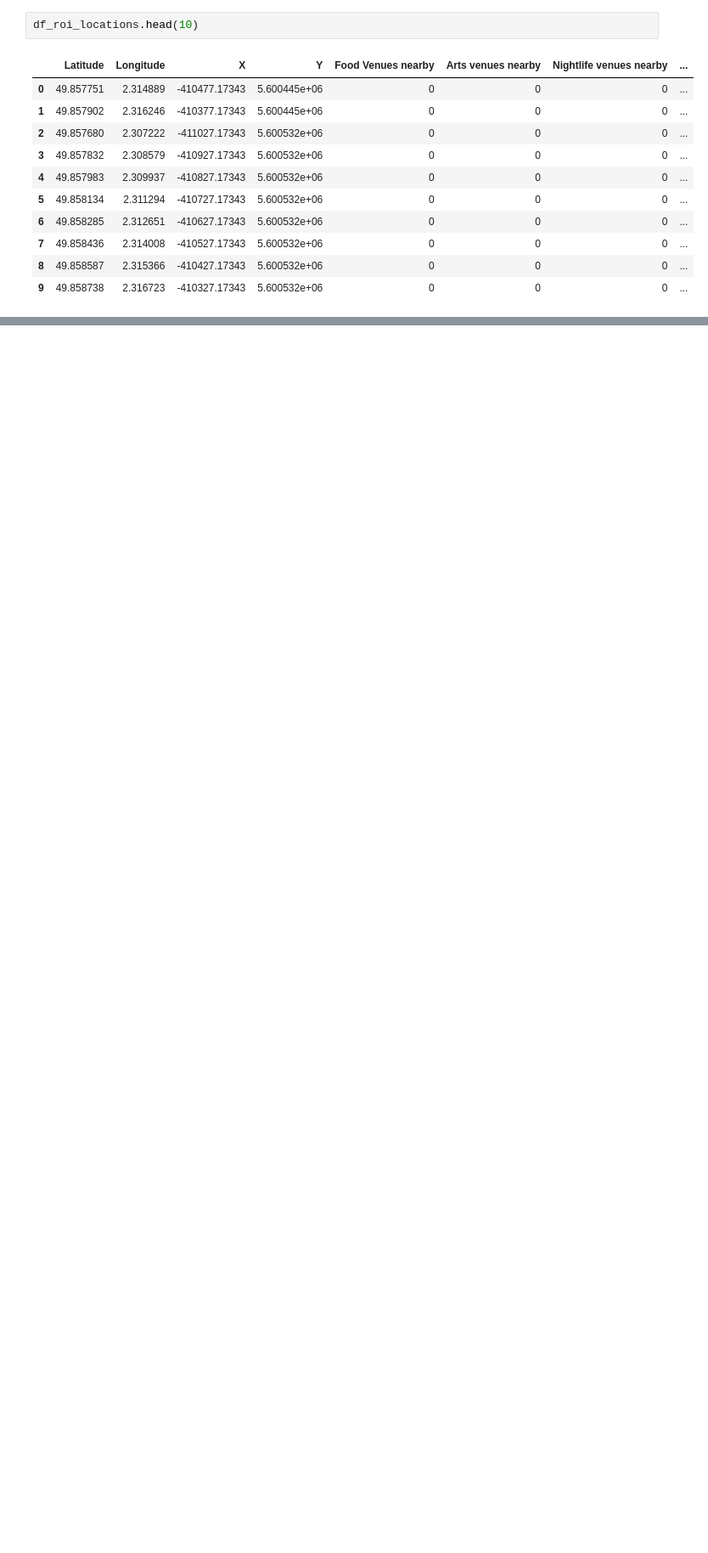
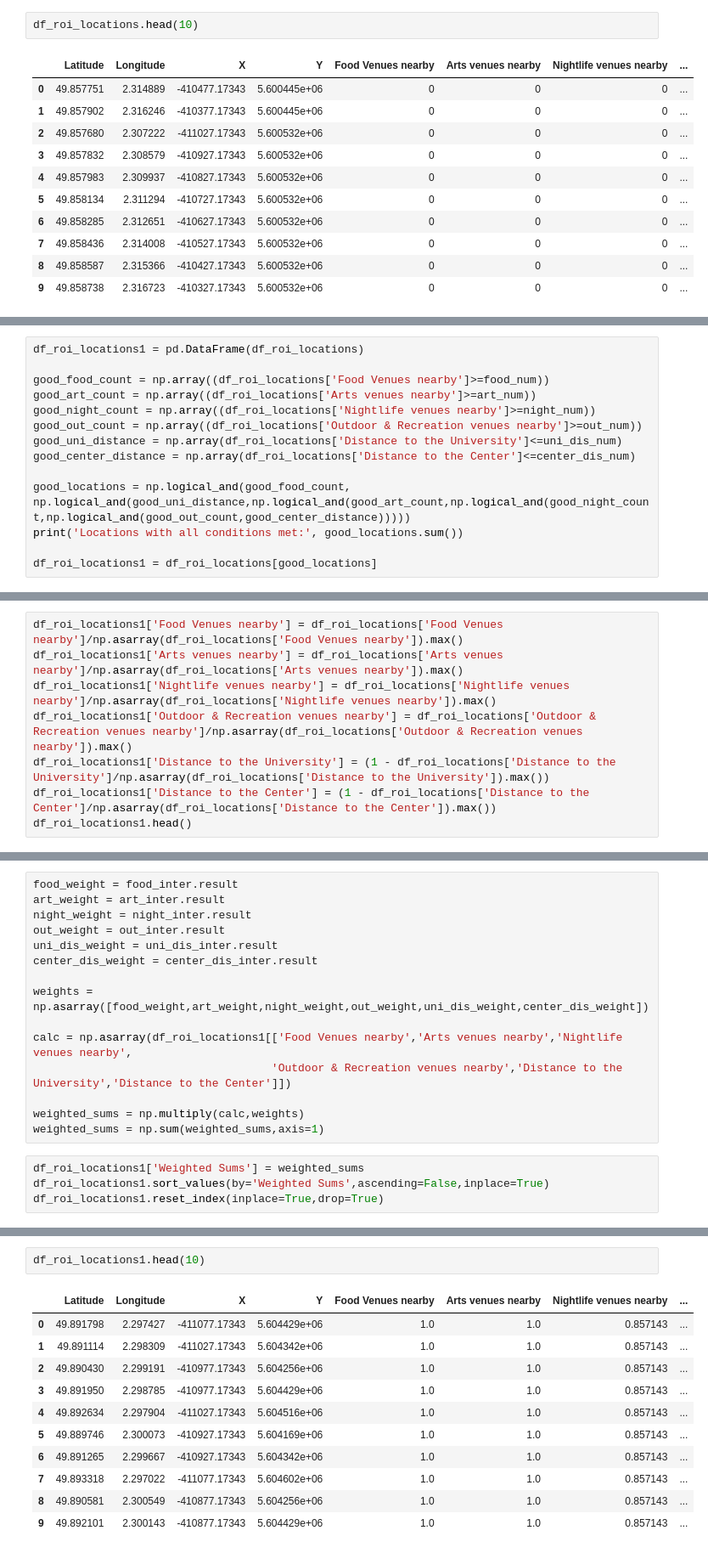
Before and after one commit to KostasAvgitidis/CourseraCapstone, a Jupyter notebook: The Battle of Neighborhoods - European Youth Capital Winner - Amiens.ipynb, the cells around one changed output, grey strips where cells are left out. Shown at 85% size. Saved outputs shown, nothing was run; the diff lists cells and outputs as text; blank space fills up the shorter version.

```diff
--- a/The Battle of Neighborhoods - European Youth Capital Winner - Amiens.ipynb
+++ b/The Battle of Neighborhoods - European Youth Capital Winner - Amiens.ipynb
@@ -754,0 +905,14 @@ map_amiens
+# %%
+df_roi_locations1 = pd.DataFrame(df_roi_locations)
+
+good_food_count = np.array((df_roi_locations['Food Venues nearby']>=food_num))
+good_art_count = np.array((df_roi_locations['Arts venues nearby']>=art_num))
+good_night_count = np.array((df_roi_locations['Nightlife venues nearby']>=night_num))
+good_out_count = np.array((df_roi_locations['Outdoor & Recreation venues nearby']>=out_num))
+good_uni_distance = np.array(df_roi_locations['Distance to the University']<=uni_dis_num)
+good_center_distance = np.array(df_roi_locations['Distance to the Center']<=center_dis_num)
+
+good_locations = np.logical_and(good_food_count, np.logical_and(good_uni_distance,np.logical_and(good_art_count,np.logical_and(good_night_count,np.logical_and(good_out_count,good_center_distance)))))
+print('Locations with all conditions met:', good_locations.sum())
+
+df_roi_locations1 = df_roi_locations[good_locations]
@@ -754,0 +921,8 @@ map_amiens
+# %%
+df_roi_locations1['Food Venues nearby'] = df_roi_locations['Food Venues nearby']/np.asarray(df_roi_locations['Food Venues nearby']).max()
+df_roi_locations1['Arts venues nearby'] = df_roi_locations['Arts venues nearby']/np.asarray(df_roi_locations['Arts venues nearby']).max()
+df_roi_locations1['Nightlife venues nearby'] = df_roi_locations['Nightlife venues nearby']/np.asarray(df_roi_locations['Nightlife venues nearby']).max()
+df_roi_locations1['Outdoor & Recreation venues nearby'] = df_roi_locations['Outdoor & Recreation venues nearby']/np.asarray(df_roi_locations['Outdoor & Recreation venues nearby']).max()
+df_roi_locations1['Distance to the University'] = (1 - df_roi_locations['Distance to the University']/np.asarray(df_roi_locations['Distance to the University']).max())
+df_roi_locations1['Distance to the Center'] = (1 - df_roi_locations['Distance to the Center']/np.asarray(df_roi_locations['Distance to the Center']).max())
+df_roi_locations1.head()
@@ -754,0 +1045,19 @@ map_amiens
+# %%
+food_weight = food_inter.result
+art_weight = art_inter.result
+night_weight = night_inter.result
+out_weight = out_inter.result
+uni_dis_weight = uni_dis_inter.result
+center_dis_weight = center_dis_inter.result
+
+weights = np.asarray([food_weight,art_weight,night_weight,out_weight,uni_dis_weight,center_dis_weight])
+
+calc = np.asarray(df_roi_locations1[['Food Venues nearby','Arts venues nearby','Nightlife venues nearby',
+                                    'Outdoor & Recreation venues nearby','Distance to the University','Distance to the Center']])
+
+weighted_sums = np.multiply(calc,weights)
+weighted_sums = np.sum(weighted_sums,axis=1)
+# %%
+df_roi_locations1['Weighted Sums'] = weighted_sums
+df_roi_locations1.sort_values(by='Weighted Sums',ascending=False,inplace=True)
+df_roi_locations1.reset_index(inplace=True,drop=True)
@@ -754,0 +1073,14 @@ map_amiens
+# %%
+df_roi_locations1.head(10)
+# %% [output]
+|  | Latitude | Longitude | X | Y | Food Venues nearby | Arts venues nearby | Nightlife venues nearby | ... |
+| 0 | 49.891798 | 2.297427 | -411077.17343 | 5.604429e+06 | 1.0 | 1.0 | 0.857143 | ... |
+| 1 | 49.891114 | 2.298309 | -411027.17343 | 5.604342e+06 | 1.0 | 1.0 | 0.857143 | ... |
+| 2 | 49.890430 | 2.299191 | -410977.17343 | 5.604256e+06 | 1.0 | 1.0 | 0.857143 | ... |
+| 3 | 49.891950 | 2.298785 | -410977.17343 | 5.604429e+06 | 1.0 | 1.0 | 0.857143 | ... |
+| 4 | 49.892634 | 2.297904 | -411027.17343 | 5.604516e+06 | 1.0 | 1.0 | 0.857143 | ... |
+| 5 | 49.889746 | 2.300073 | -410927.17343 | 5.604169e+06 | 1.0 | 1.0 | 0.857143 | ... |
+| 6 | 49.891265 | 2.299667 | -410927.17343 | 5.604342e+06 | 1.0 | 1.0 | 0.857143 | ... |
+| 7 | 49.893318 | 2.297022 | -411077.17343 | 5.604602e+06 | 1.0 | 1.0 | 0.857143 | ... |
+| 8 | 49.890581 | 2.300549 | -410877.17343 | 5.604256e+06 | 1.0 | 1.0 | 0.857143 | ... |
+| 9 | 49.892101 | 2.300143 | -410877.17343 | 5.604429e+06 | 1.0 | 1.0 | 0.857143 | ... |
```
Also changed, not shown: parts of 47 cells of this notebook, 4 other files.
